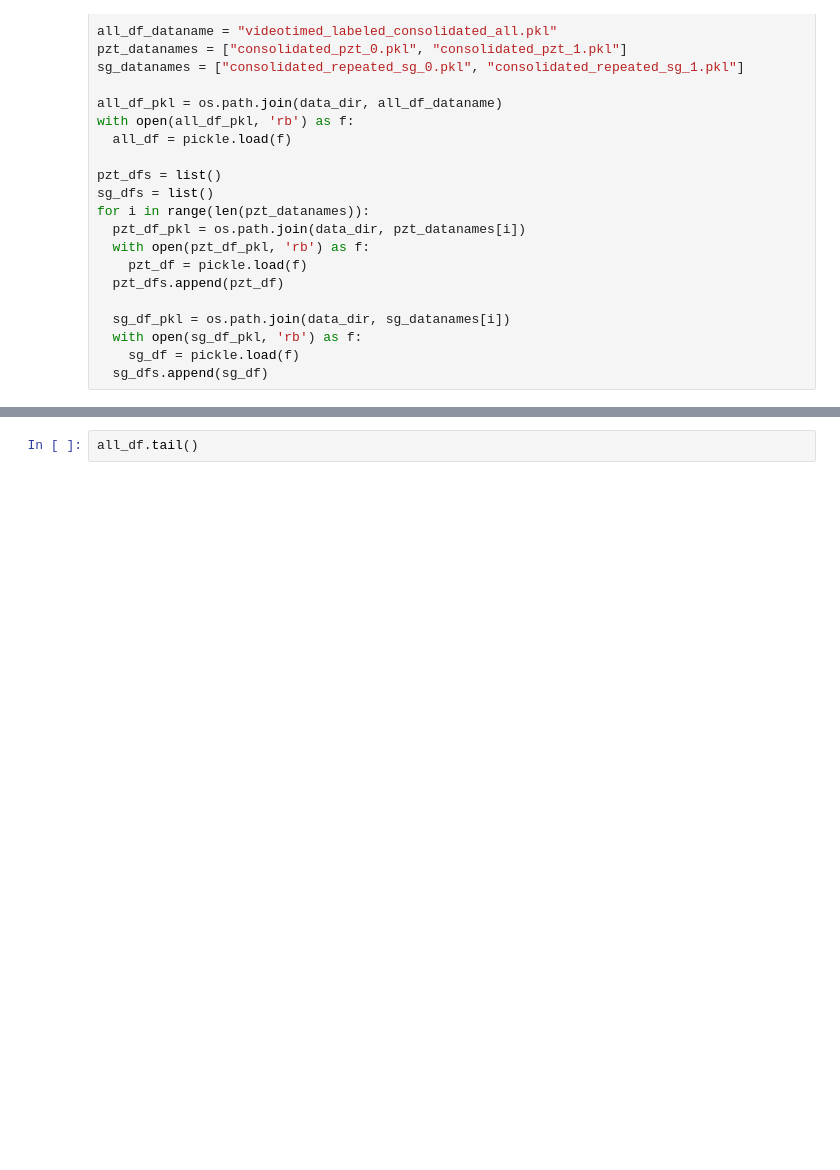
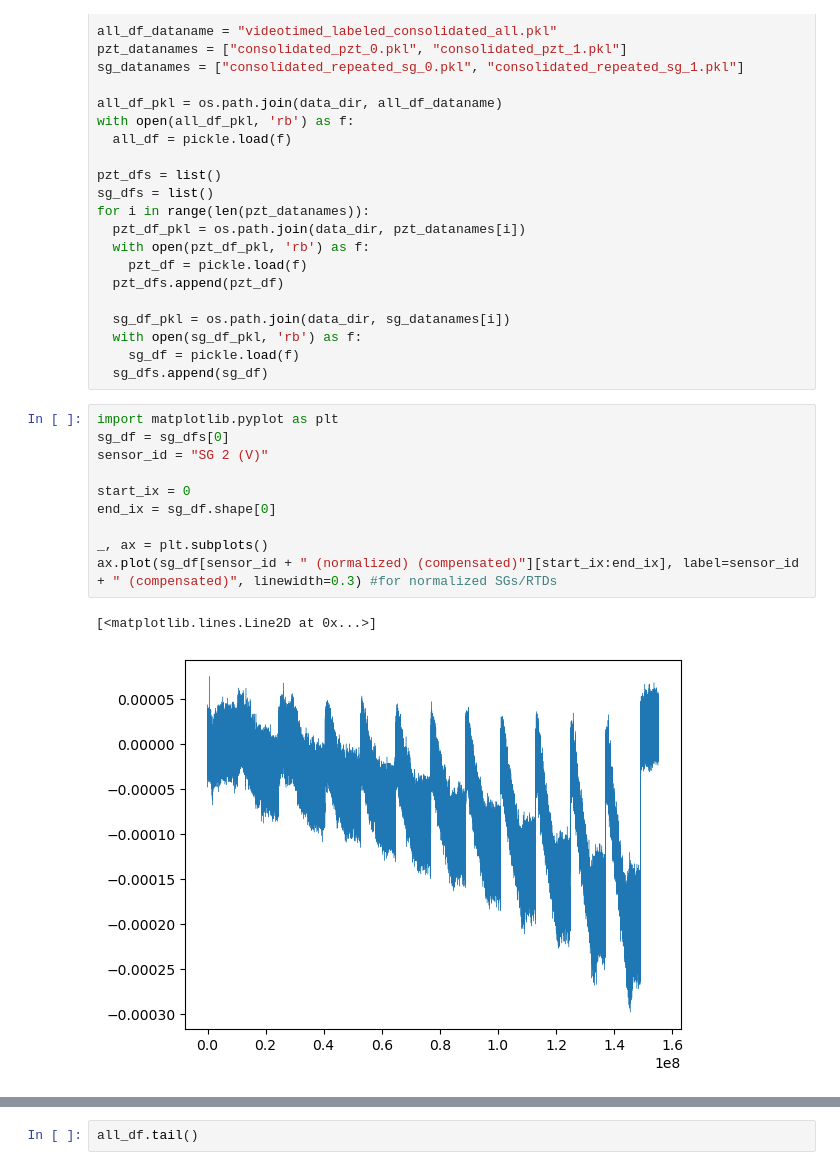
Before and after one commit to ttopac/iFlyNet-UAV, a Jupyter notebook: 1_DataOrganization/4_2_create_nparrays_from_multidf.ipynb, the cells around one changed output, grey strips where cells are left out. Drawn from its saved outputs; the diff is of its cells as text; blank space fills up the shorter version.

```diff
--- a/1_DataOrganization/4_2_create_nparrays_from_multidf.ipynb
+++ b/1_DataOrganization/4_2_create_nparrays_from_multidf.ipynb
@@ -29,4 +29,17 @@ for i in range(len(pzt_datanames)):
   with open(sg_df_pkl, 'rb') as f:
     sg_df = pickle.load(f)
   sg_dfs.append(sg_df)
+# %%
+import matplotlib.pyplot as plt
+sg_df = sg_dfs[0]
+sensor_id = "SG 2 (V)"
+
+start_ix = 0
+end_ix = sg_df.shape[0]
+
+_, ax = plt.subplots()
+ax.plot(sg_df[sensor_id + " (normalized) (compensated)"][start_ix:end_ix], label=sensor_id + " (compensated)", linewidth=0.3) #for normalized SGs/RTDs
+# %% [output]
+[<matplotlib.lines.Line2D at 0x...>]
+[figure, added]
 # %%
```
Also changed, not shown: parts of 13 cells of this notebook, 8 other files.
